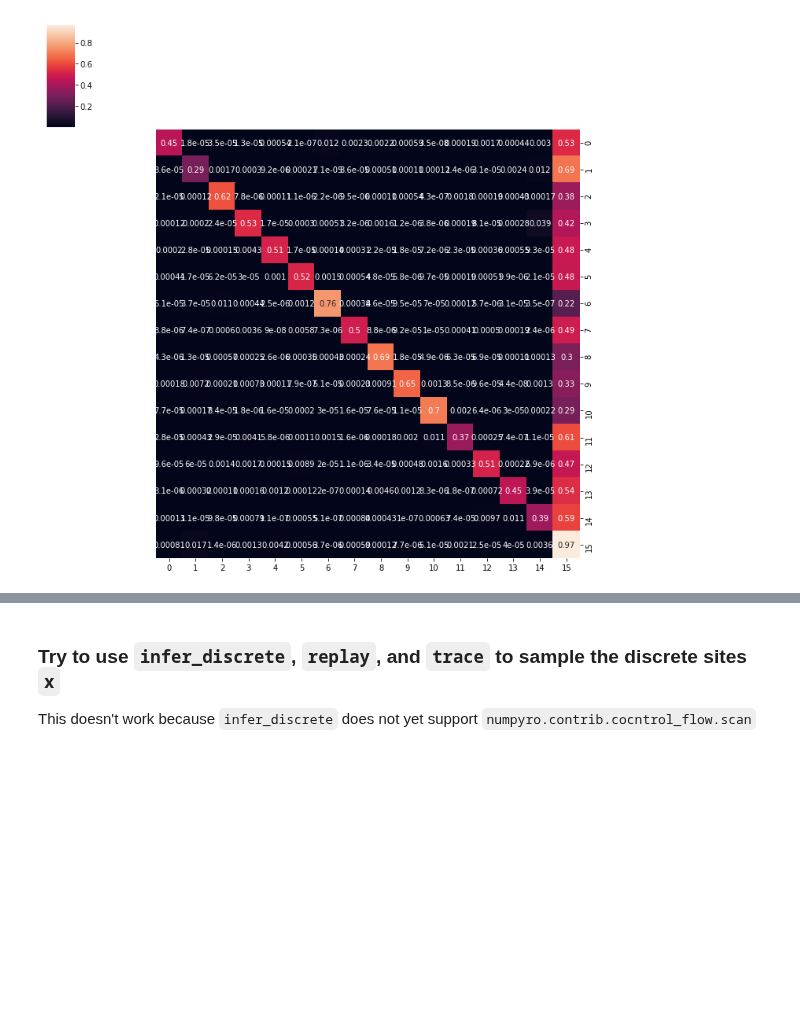
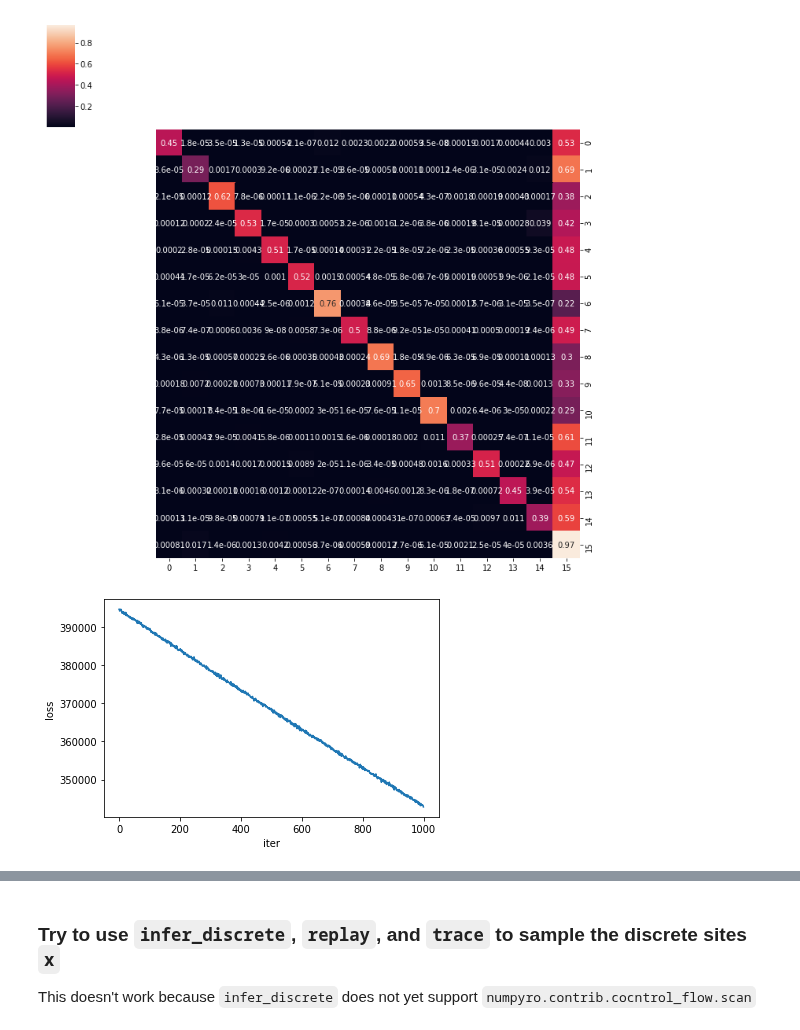
Before and after one commit to shahcompbio/scdna_replication_tools, a Jupyter notebook: notebooks/numpyro_hmm_example.ipynb, the cells around one changed output, grey strips where cells are left out. Drawn from its saved outputs; the diff is of its cells as text; code cells hidden in the pictures; blank space fills up the shorter version.

```diff
--- a/notebooks/numpyro_hmm_example.ipynb
+++ b/notebooks/numpyro_hmm_example.ipynb
@@ -196,3 +226,10 @@ sns.clustermap(trans_mat, col_cluster=False, row_cluster=False, annot=True)
 plt.show()
 # %% [output]
 [figure]
+# %%
+plt.plot(range(len(svi_result.losses)), svi_result.losses)
+plt.xlabel('iter')
+plt.ylabel('loss')
+plt.show()
+# %% [output]
+[figure, added]
```
Also changed, not shown: parts of 4 cells of this notebook, 1 other file.
